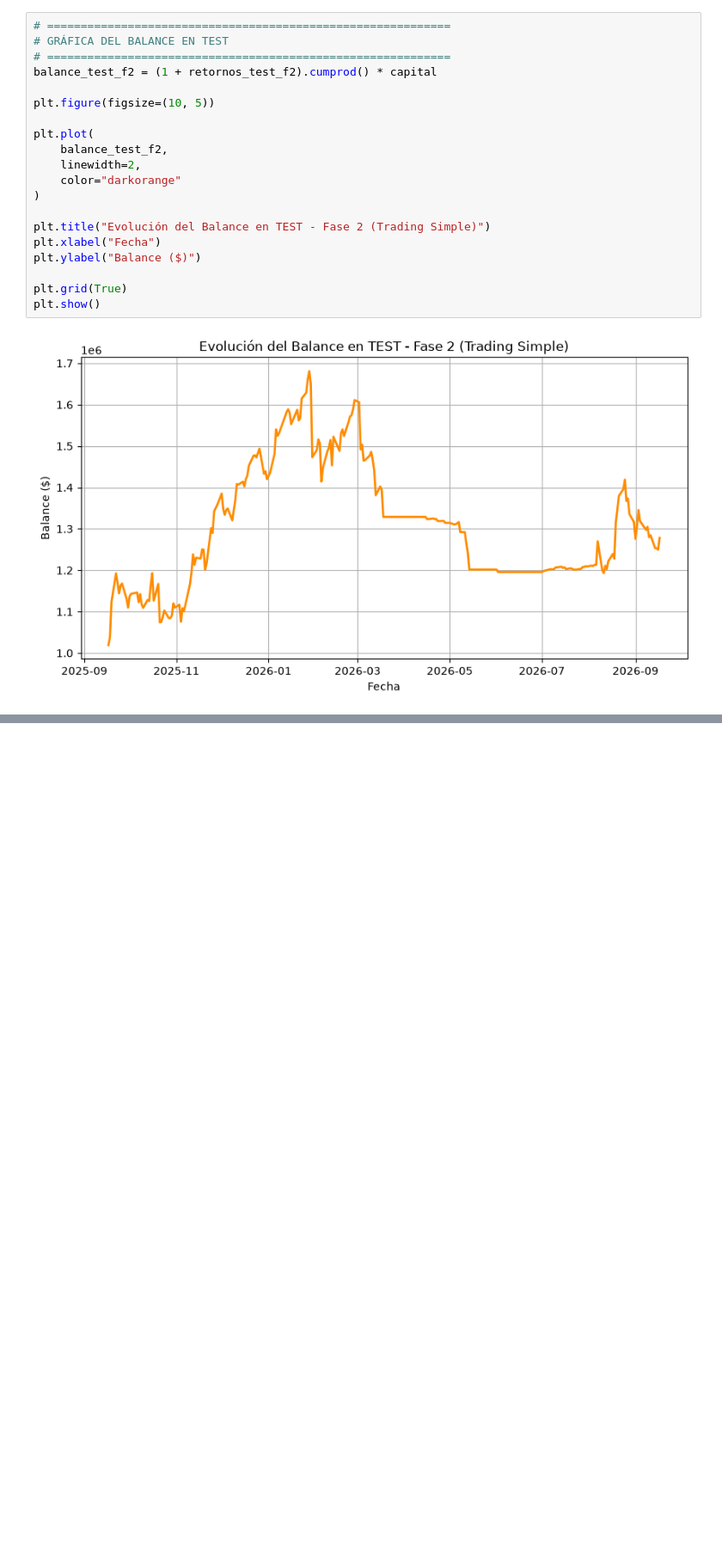
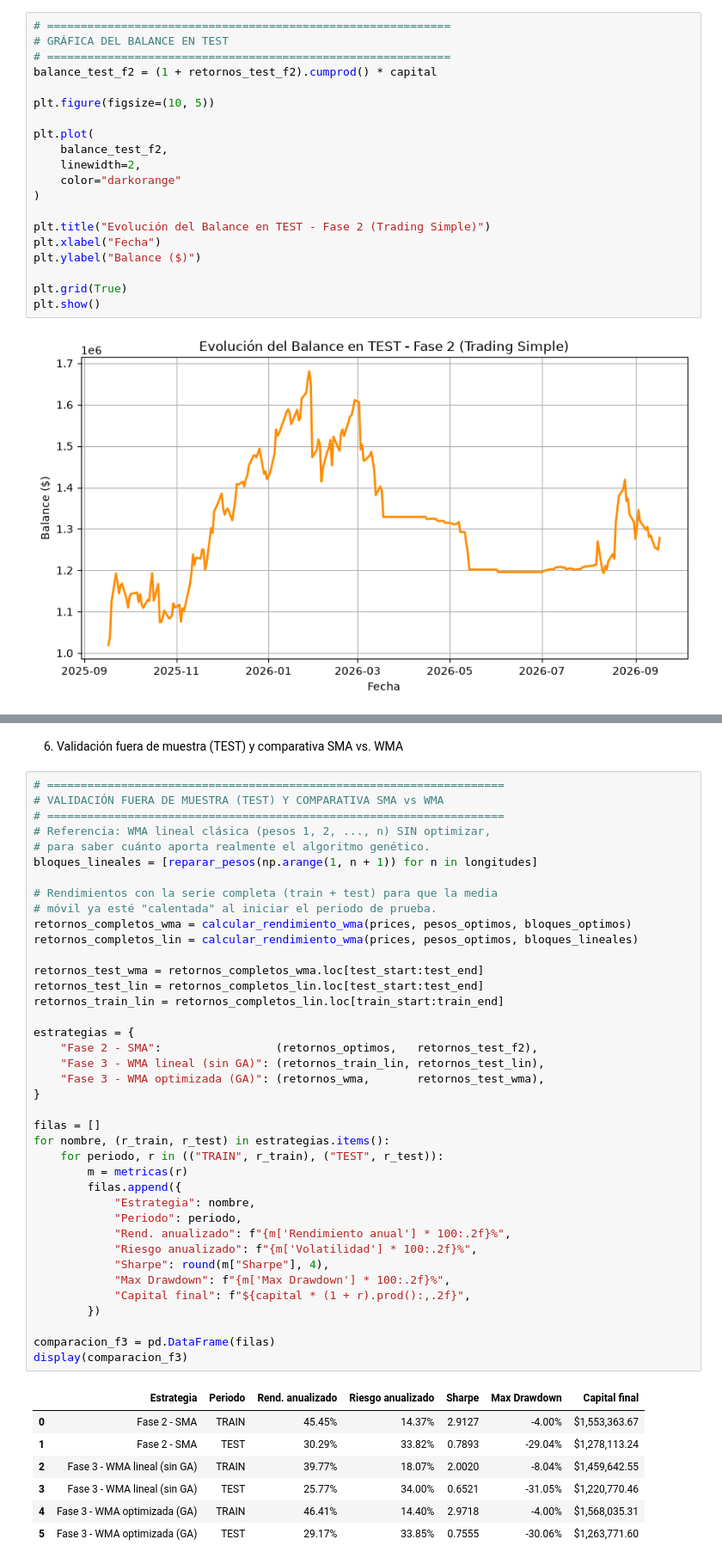
Before and after one commit to DayanniGodoy/MIA, a Jupyter notebook: proyecto_1.ipynb, the cells around one changed output, grey strips where cells are left out. Shown at 86% size. Drawn from its saved outputs; the diff is of its cells as text; blank space fills up the shorter version.

```diff
--- a/proyecto_1.ipynb
+++ b/proyecto_1.ipynb
@@ -1240,0 +1581,49 @@ plt.show()
+# %% [markdown]
+6. Validación fuera de muestra (TEST) y comparativa SMA vs. WMA
+# %%
+# ====================================================================
+# VALIDACIÓN FUERA DE MUESTRA (TEST) Y COMPARATIVA SMA vs WMA
+# ====================================================================
+# Referencia: WMA lineal clásica (pesos 1, 2, ..., n) SIN optimizar,
+# para saber cuánto aporta realmente el algoritmo genético.
+bloques_lineales = [reparar_pesos(np.arange(1, n + 1)) for n in longitudes]
+
+# Rendimientos con la serie completa (train + test) para que la media
+# móvil ya esté "calentada" al iniciar el periodo de prueba.
+retornos_completos_wma = calcular_rendimiento_wma(prices, pesos_optimos, bloques_optimos)
+retornos_completos_lin = calcular_rendimiento_wma(prices, pesos_optimos, bloques_lineales)
+
+retornos_test_wma = retornos_completos_wma.loc[test_start:test_end]
+retornos_test_lin = retornos_completos_lin.loc[test_start:test_end]
+retornos_train_lin = retornos_completos_lin.loc[train_start:train_end]
+
+estrategias = {
+    "Fase 2 - SMA":                 (retornos_optimos,   retornos_test_f2),
+    "Fase 3 - WMA lineal (sin GA)": (retornos_train_lin, retornos_test_lin),
+    "Fase 3 - WMA optimizada (GA)": (retornos_wma,       retornos_test_wma),
+}
+
+filas = []
+for nombre, (r_train, r_test) in estrategias.items():
+    for periodo, r in (("TRAIN", r_train), ("TEST", r_test)):
+        m = metricas(r)
+        filas.append({
+            "Estrategia": nombre,
+            "Periodo": periodo,
+            "Rend. anualizado": f"{m['Rendimiento anual'] * 100:.2f}%",
+            "Riesgo anualizado": f"{m['Volatilidad'] * 100:.2f}%",
+            "Sharpe": round(m["Sharpe"], 4),
+            "Max Drawdown": f"{m['Max Drawdown'] * 100:.2f}%",
+            "Capital final": f"${capital * (1 + r).prod():,.2f}",
+        })
+
+comparacion_f3 = pd.DataFrame(filas)
+display(comparacion_f3)
+# %% [output]
+|  | Estrategia | Periodo | Rend. anualizado | Riesgo anualizado | Sharpe | Max Drawdown | Capital final |
+| 0 | Fase 2 - SMA | TRAIN | 45.45% | 14.37% | 2.9127 | -4.00% | $1,553,363.67 |
+| 1 | Fase 2 - SMA | TEST | 30.29% | 33.82% | 0.7893 | -29.04% | $1,278,113.24 |
+| 2 | Fase 3 - WMA lineal (sin GA) | TRAIN | 39.77% | 18.07% | 2.0020 | -8.04% | $1,459,642.55 |
+| 3 | Fase 3 - WMA lineal (sin GA) | TEST | 25.77% | 34.00% | 0.6521 | -31.05% | $1,220,770.46 |
+| 4 | Fase 3 - WMA optimizada (GA) | TRAIN | 46.41% | 14.40% | 2.9718 | -4.00% | $1,568,035.31 |
+| 5 | Fase 3 - WMA optimizada (GA) | TEST | 29.17% | 33.85% | 0.7555 | -30.06% | $1,263,771.60 |
```
Also changed, not shown: parts of 17 cells of this notebook.
